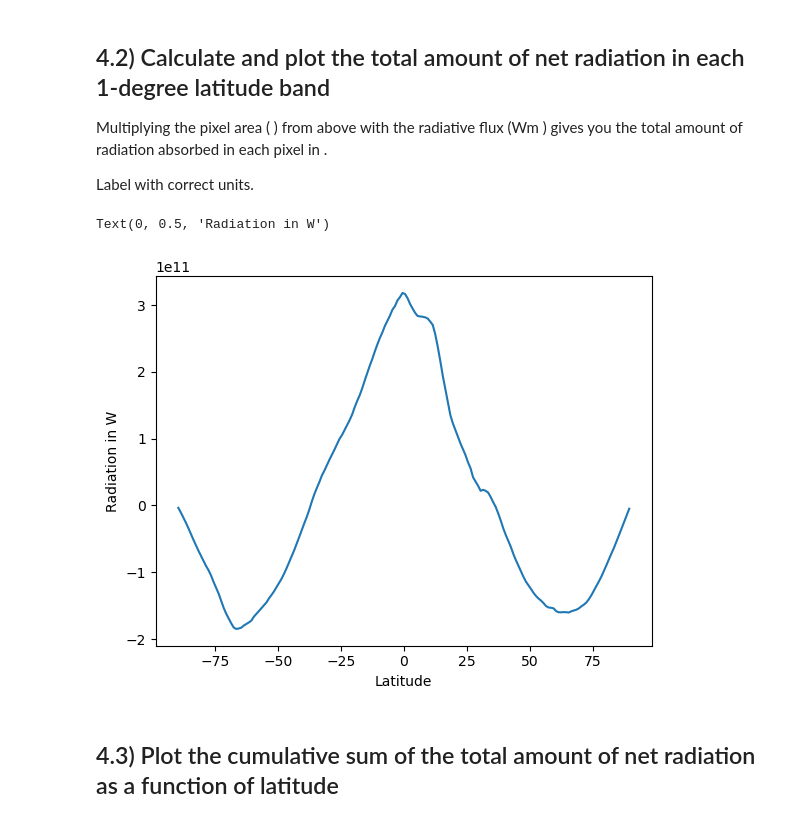
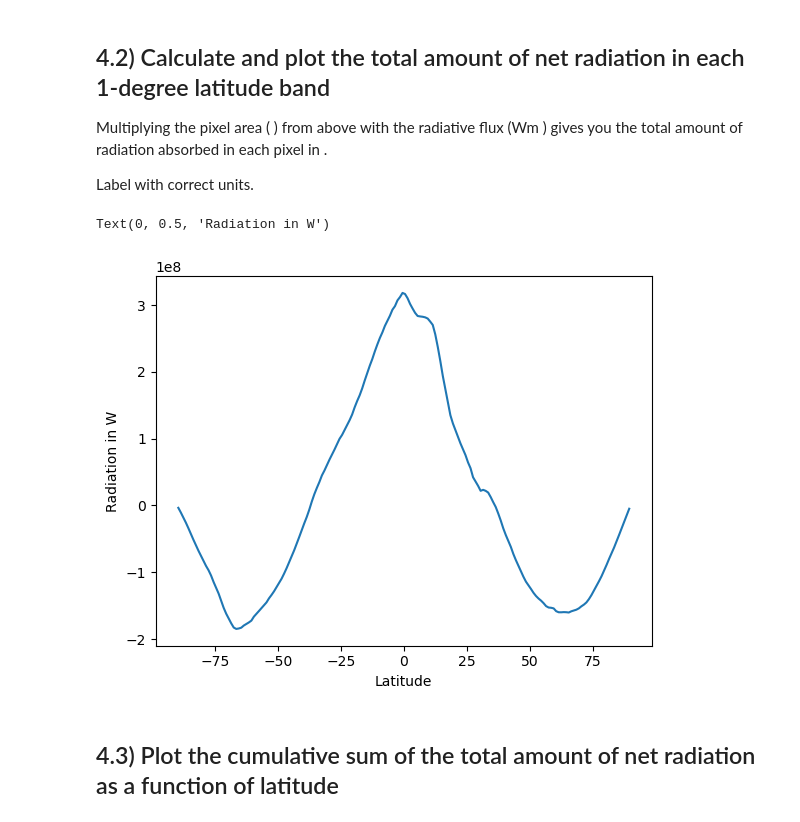
Before and after one commit to otieno-okoko/assignments-, a Jupyter notebook: Assignment_7/Assignment_7.ipynb, the cells around one changed output. Saved outputs shown, nothing was run; the diff lists cells and outputs as text; code cells hidden in the pictures.

```diff
--- a/Assignment_7/Assignment_7.ipynb
+++ b/Assignment_7/Assignment_7.ipynb
@@ -268,13 +268,13 @@ Multiplying the pixel area (
 
 Label with correct units.
 # %%
-totalrad=(ds_mean.toa_net_all_mon*ds_mean.area )/1000
+totalrad=(ds_mean.toa_net_all_mon*ds_mean.area )/1000000
 totalrad.sum(dim='lon').plot()
 plt.xlabel('Latitude')
 plt.ylabel('Radiation in W')
 # %% [output]
 Text(0, 0.5, 'Radiation in W')
-[figure, old version]
+[figure, new version]
 # %% [markdown]
 ## 4.3) Plot the cumulative sum of the total amount of net radiation as a function of latitude
 # %%
```
Also changed, not shown: parts of 1 cell of this notebook.
